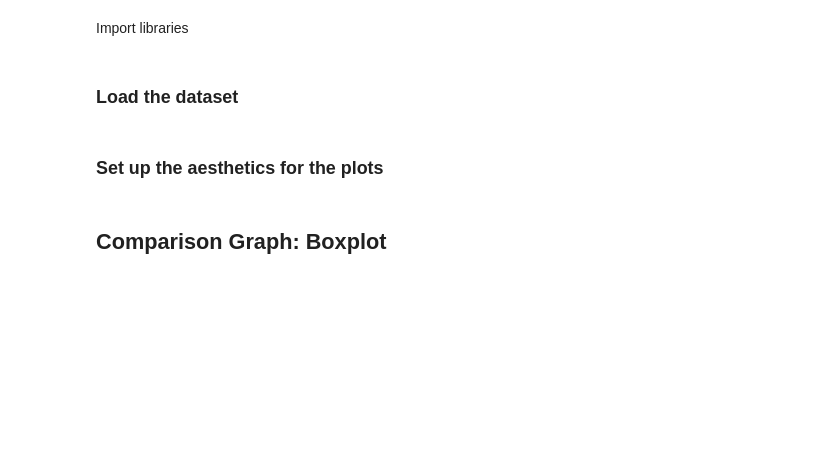
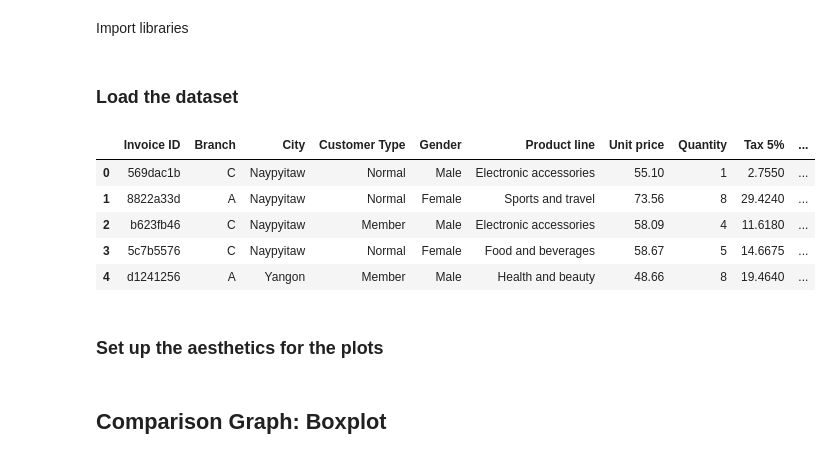
Before and after one commit to ibtissam09/Hands-on-Machine-Learning, a Jupyter notebook: Data Exploration/Python/03_02e.ipynb, the cells around one changed output. Cells and saved outputs as stored; diff of their text form; code cells hidden in the pictures; blank space fills up the shorter version.

```diff
--- a/Data Exploration/Python/03_02e.ipynb
+++ b/Data Exploration/Python/03_02e.ipynb
@@ -19,7 +19,16 @@ import seaborn as sns
 # %% [markdown]
 ### Load the dataset
 # %%
-supermarkets = pd.read_csv("../data/supermarket sales.csv")
+supermarkets = pd.read_csv("../data/detailed_supermarket_sales.csv")
+# %%
+supermarkets.head()
+# %% [output]
+|  | Invoice ID | Branch | City | Customer Type | Gender | Product line | Unit price | Quantity | Tax 5% | ... |
+| 0 | 569dac1b | C | Naypyitaw | Normal | Male | Electronic accessories | 55.10 | 1 | 2.7550 | ... |
+| 1 | 8822a33d | A | Naypyitaw | Normal | Female | Sports and travel | 73.56 | 8 | 29.4240 | ... |
+| 2 | b623fb46 | C | Naypyitaw | Member | Male | Electronic accessories | 58.09 | 4 | 11.6180 | ... |
+| 3 | 5c7b5576 | C | Naypyitaw | Normal | Female | Food and beverages | 58.67 | 5 | 14.6675 | ... |
+| 4 | d1241256 | A | Yangon | Member | Male | Health and beauty | 48.66 | 8 | 19.4640 | ... |
 # %% [markdown]
 ### Set up the aesthetics for the plots
 # %%
```
Also changed, not shown: parts of 6 cells of this notebook, 2 other files.
